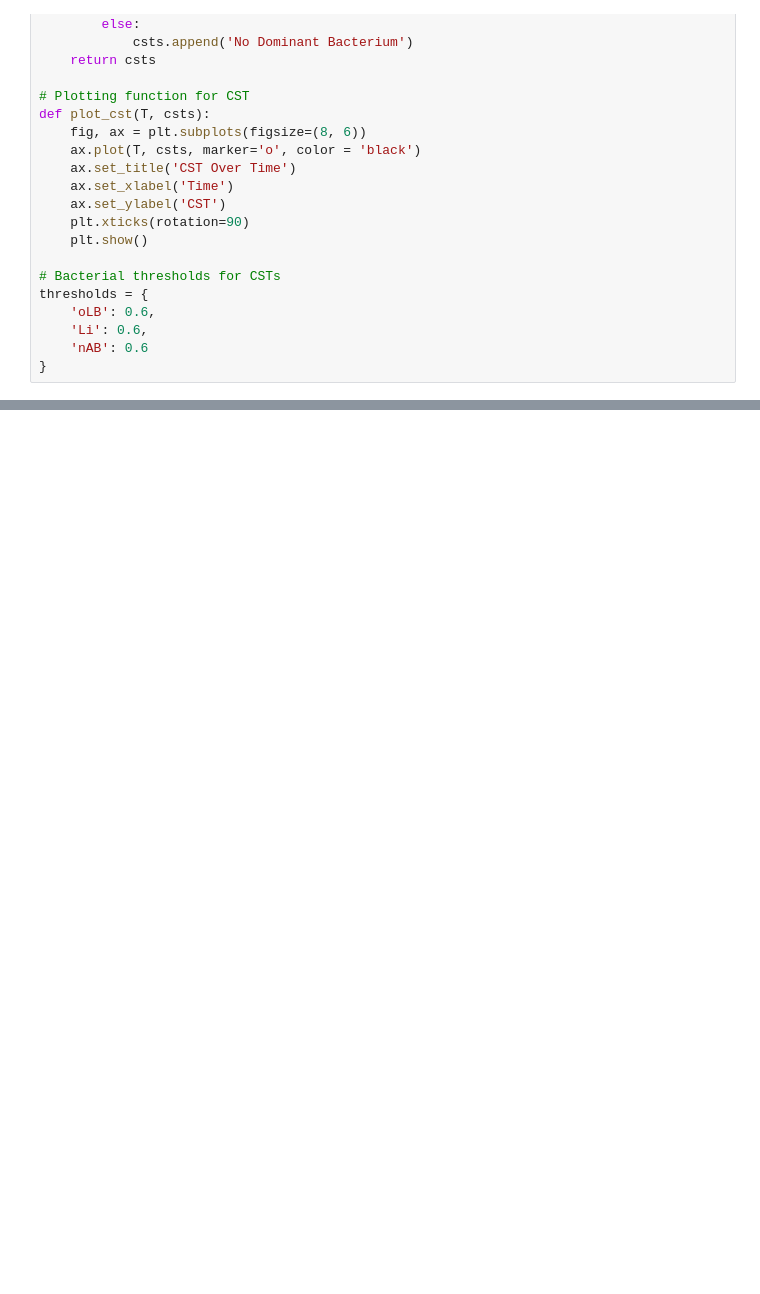
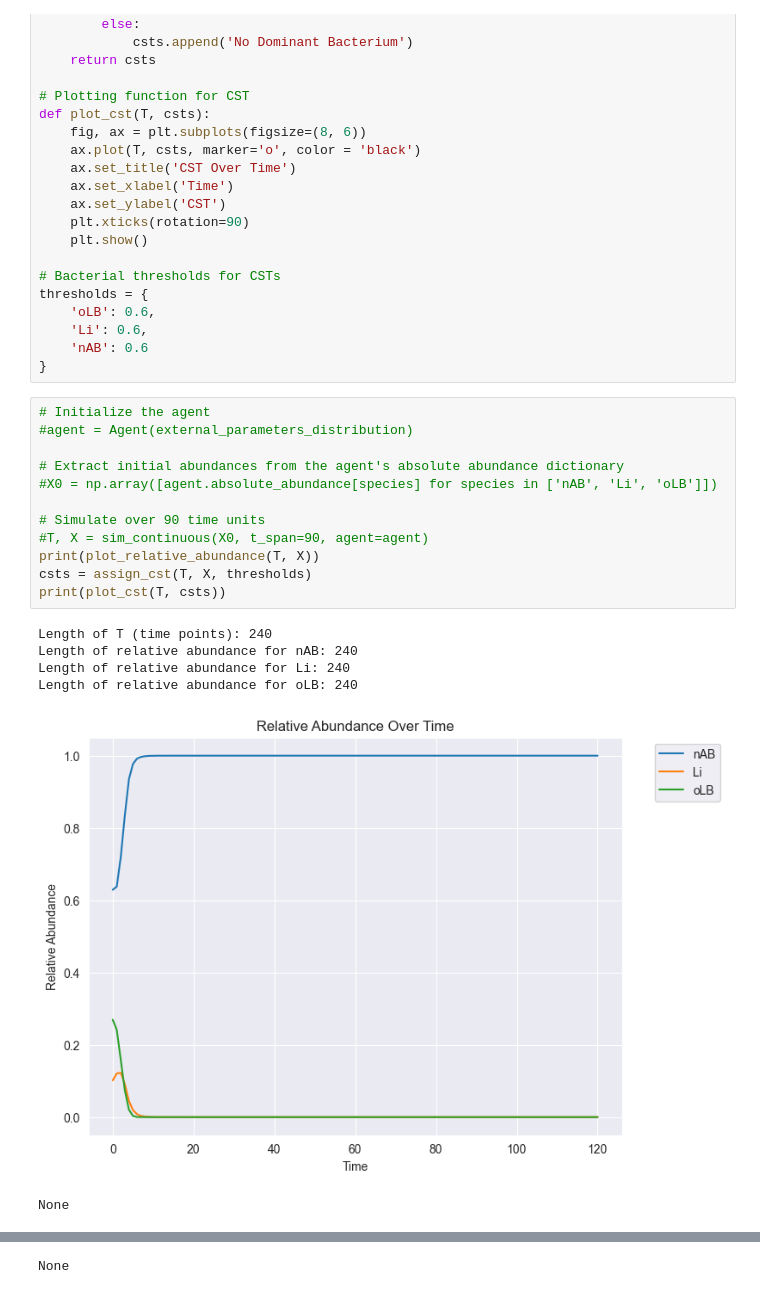
Before and after one commit to jamiecohen/vagisim, a Jupyter notebook: vagisim.ipynb, the cells around one changed output, grey strips where cells are left out. Drawn from its saved outputs; the diff is of its cells as text; blank space fills up the shorter version.

```diff
--- a/vagisim.ipynb
+++ b/vagisim.ipynb
@@ -727,3 +733,22 @@ thresholds = {
     'Li': 0.6,
     'nAB': 0.6
 }
+# %%
+# Initialize the agent
+#agent = Agent(external_parameters_distribution)
+
+# Extract initial abundances from the agent's absolute abundance dictionary
+#X0 = np.array([agent.absolute_abundance[species] for species in ['nAB', 'Li', 'oLB']])
+
+# Simulate over 90 time units
+#T, X = sim_continuous(X0, t_span=90, agent=agent)
+print(plot_relative_abundance(T, X))
+csts = assign_cst(T, X, thresholds)
+print(plot_cst(T, csts))
+# %% [output]
+Length of T (time points): 240
+Length of relative abundance for nAB: 240
+Length of relative abundance for Li: 240
+Length of relative abundance for oLB: 240
+[figure, added]
+None
@@ -729,0 +756 @@ thresholds = {
+None
```
Also changed, not shown: parts of 6 cells of this notebook.
